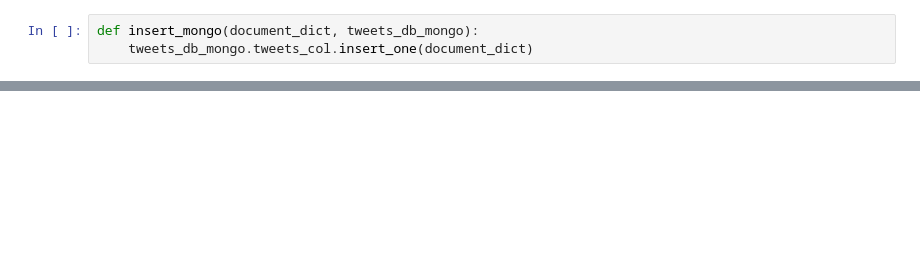
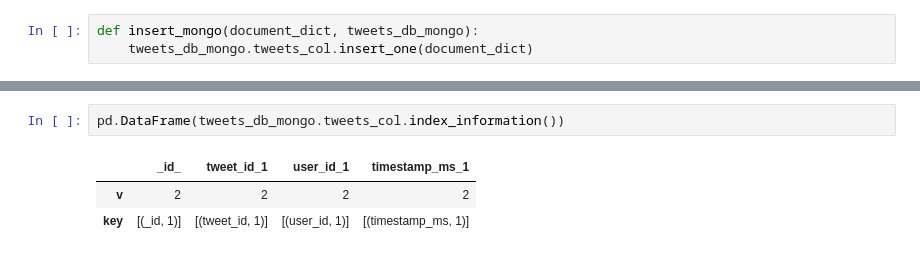
Before and after one commit to yanbronshtein/DataManagementFinalProject_Repo, a Jupyter notebook: group6_twitter_proj.ipynb, the cells around one changed output, grey strips where cells are left out. Cells and saved outputs as stored; diff of their text form; blank space fills up the shorter version.

```diff
--- a/group6_twitter_proj.ipynb
+++ b/group6_twitter_proj.ipynb
@@ -215,0 +289,6 @@ store_data_mongo_mysql(json_one_tweet, sql_conn, sql_cursor, tweets_db_mongo)
+# %%
+pd.DataFrame(tweets_db_mongo.tweets_col.index_information())
+# %% [output]
+|  | _id_ | tweet_id_1 | user_id_1 | timestamp_ms_1 |
+| v | 2 | 2 | 2 | 2 |
+| key | [(_id, 1)] | [(tweet_id, 1)] | [(user_id, 1)] | [(timestamp_ms, 1)] |
```
Also changed, not shown: parts of 32 cells of this notebook, 3 other files.
